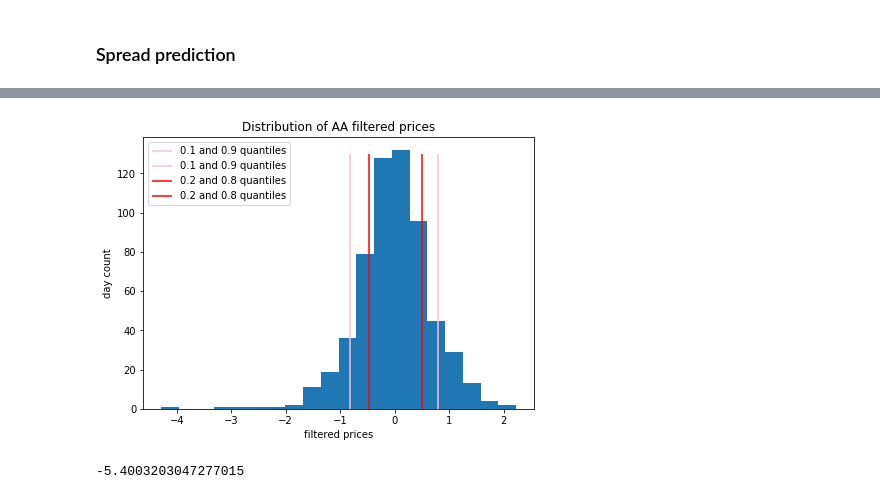
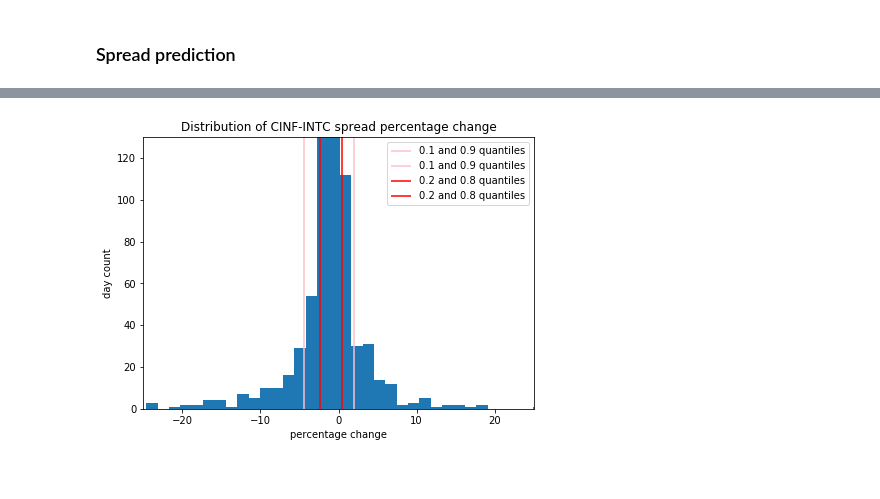
Before and after one commit to anastasia-yaschenko/Quantitative-Analytics-programme, a Jupyter notebook: Algo trading.ipynb, the cells around one changed output, grey strips where cells are left out. Drawn from its saved outputs; the diff is of its cells as text; code cells hidden in the pictures.

```diff
--- a/Algo trading.ipynb
+++ b/Algo trading.ipynb
@@ -242,5 +263,6 @@ for cl in classes.keys():
                 cointegrated = coint(classes[cl].iloc[smpl, :], classes[cl].iloc[smpl2, :], return_results = True)
                 if cointegrated[1] < 0.05: #pvalue
                     pairs.append([classes[cl].iloc[smpl, :], classes[cl].iloc[smpl2,:]])
+pairs = pairs[1:]#the first pair is repeated
 print('There are {} pairs at this stage'.format(len(pairs)))
 # %% [output]
@@ -309,9 +342,10 @@ plt.title('Filtered prices of {} and {}'.format(pairs[0][0].name, pairs[0][1].na
 # %% [markdown]
 ### Spread prediction
 # %%
-spread = pairs[0][0] - pairs[0][1]
-spread_chg = (spread.shift(-1) - spread)[:-1]
-#spread[spread == 0] = 0.00000001 #to avoid division by zero
-spread_chg = spread_chg / spread[:-1]
+def spread_change(spread):
+    spread_chg = (spread.shift(-1) - spread)[:-1]
+    #spread[spread == 0] = 0.00000001 #to avoid division by zero
+    spread_chg = spread_chg / spread[:-1]
+    return spread_chg
 # %%
 from statsmodels.graphics.tsaplots import plot_acf
@@ -347,15 +355,23 @@ Length: 600, dtype: float64
+# %%
+#formation period - train set
+#pairs - filtered prices but need to use ordinary ones
+spread = pairs[0][0][:1000] - pairs[0][1][:1000]
+spread_chg = spread_change(spread)
 # %%
-quantiles = np.quantile(all_res.iloc[:, 0], [0.1,0.9, 0.2, 0.8], interpolation = 'linear')
+quantiles = np.quantile(spread_chg, [0.2, 0.8], interpolation = 'linear')
+deciles = np.quantile(spread_chg, [0.1, 0.9], interpolation = 'linear')
 # %%
-plt.figure(figsize=(7,5))
-plt.hist(all_res.iloc[:,0], bins = 20)
-plt.title('Distribution of {} filtered prices'.format(all_res.columns[0]))
-plt.xlabel('filtered prices')
+plt.figure(figsize=(7, 5))
+plt.hist(spread_chg, bins = 500)
+plt.title('Distribution of {}-{} spread percentage change'.format(pairs[0][0].name, pairs[0][1].name))
+plt.xlabel('percentage change')
 plt.ylabel('day count')
-for quant in quantiles[:2]:
+for quant in deciles:
     plt.vlines(quant, 0, 130, colors = 'pink', label = '0.1 and 0.9 quantiles')
-for quant in quantiles[2:]:
+for quant in quantiles:
     plt.vlines(quant, 0, 130, colors = 'red', label = '0.2 and 0.8 quantiles')
-plt.legend();
+plt.legend()
+plt.xlim(-25, 25)
+plt.ylim(0,130);
 # %% [output]
-[figure, old version]
+[figure, new version]
@@ -365,13 +377,0 @@ a_lo = quantiles[1]
-# %%
-comission = 0.001
-account = 0
-for day, delta in enumerate(spread_chg):
-    if delta >= a_sh:
-        account -= pairs[0][0][day] * (1 + comission)
-        account += pairs[0][1][day] * (1 - comission)
-    elif delta <= a_lo:
-        account += pairs[0][0][day] * (1 - comission)
-        account -= pairs[0][1][day] * (1 + comission)
-account
-# %% [output]
--5.4003203047277015
```
Also changed, not shown: parts of 29 cells of this notebook.
